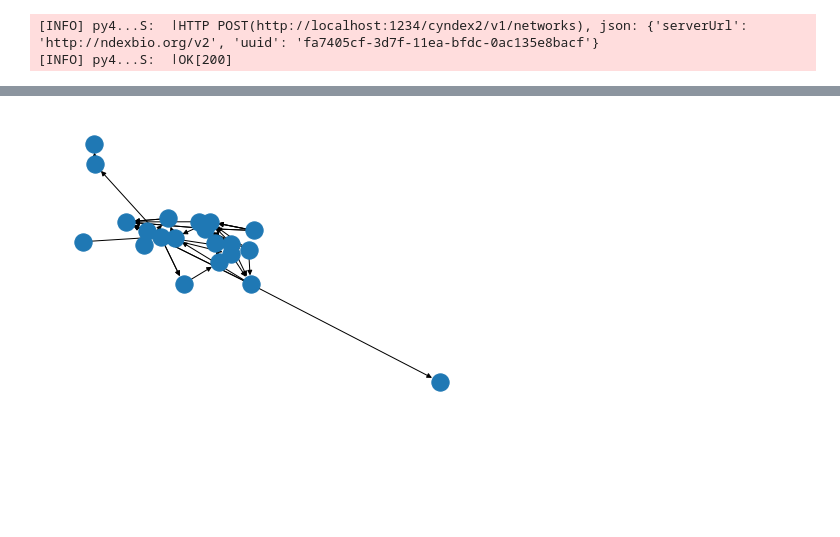
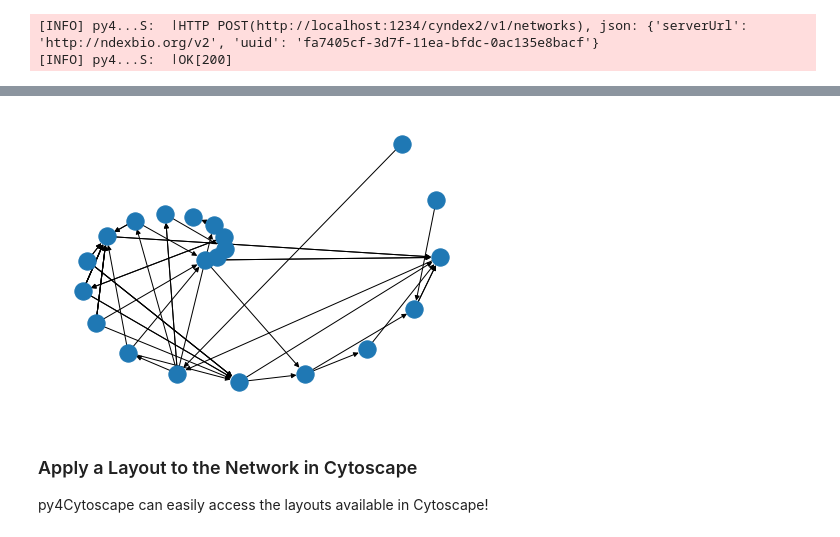
Before and after one commit to Ceofy/ISMBTutorial, a Jupyter notebook: ISMB Tutorial.ipynb, the cells around one changed output, grey strips where cells are left out. Drawn from its saved outputs; the diff is of its cells as text; code cells hidden in the pictures; blank space fills up the shorter version.

```diff
--- a/ISMB Tutorial.ipynb
+++ b/ISMB Tutorial.ipynb
@@ -53,23 +72,26 @@ py4.styles.set_visual_style(style_network_name + '-Style', network=network_suid)
 # %%
 #ndex2: apply a layout to the network
 import networkx as nx
 
 #Make and view layout
 networkx_network = nice_cx_network.to_networkx(mode='default')
-pos = nx.drawing.layout.spring_layout(networkx_network, scale=1000)
+pos = nx.drawing.layout.spiral_layout(networkx_network, scale=1000)
 nx.draw(networkx_network, pos)
 
 #Transfer layout back to original network
 new_cartesian_layout = []
 for node_id, coordinates in pos.items():
     new_cartesian_layout.append({
         'node': node_id,
         'x': coordinates[0],
         'y': coordinates[1]
     })
 nice_cx_network.set_opaque_aspect(ndex2.constants.CARTESIAN_LAYOUT_ASPECT, new_cartesian_layout)
 # %% [output]
-[figure, old version]
+[figure, new version]
+# %% [markdown]
+### Apply a Layout to the Network in Cytoscape
+py4Cytoscape can easily access the layouts available in Cytoscape!
 # %%
 #py4cytoscape: apply a layout to the network
 py4.layouts.layout_network('force-directed', network=network_suid)
```
Also changed, not shown: parts of 22 cells of this notebook.
